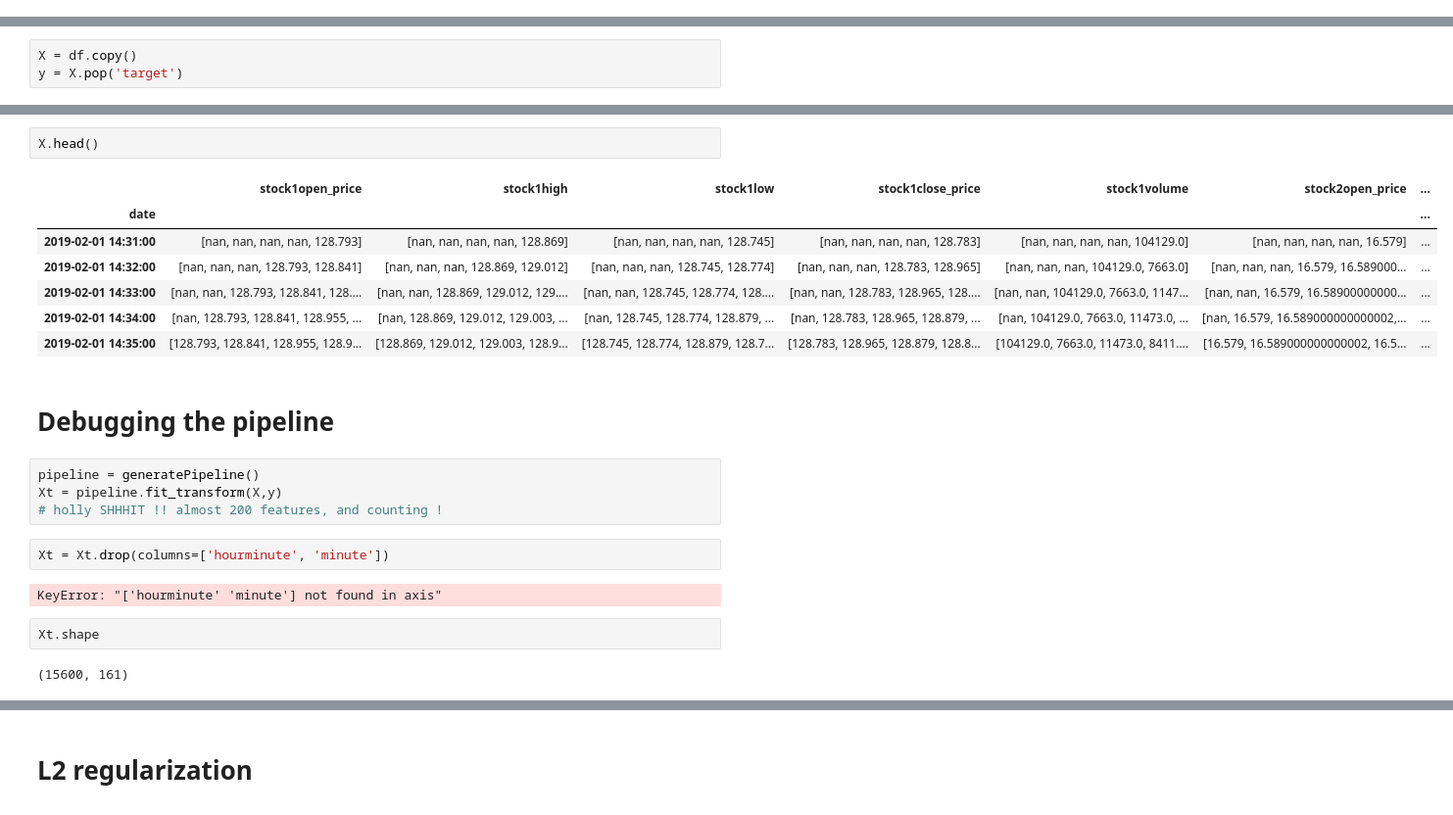
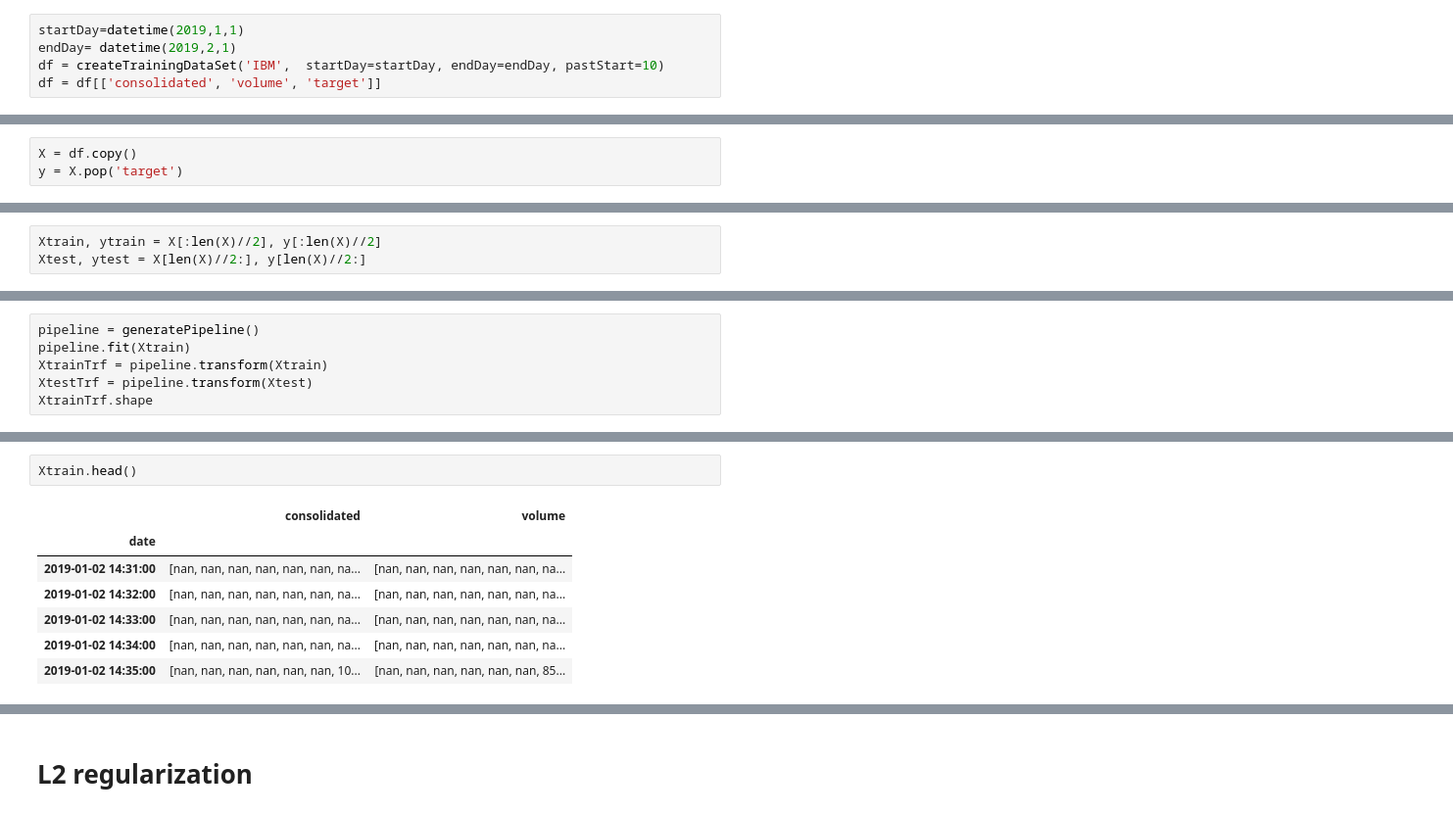
Before and after one commit to luisduque440/moneyManager, a Jupyter notebook: modeling/EDA_IBM_1min.ipynb, the cells around one changed output, grey strips where cells are left out. Shown at 98% size. Drawn from its saved outputs; the diff is of its cells as text.

```diff
--- a/modeling/EDA_IBM_1min.ipynb
+++ b/modeling/EDA_IBM_1min.ipynb
@@ -36,3 +47,8 @@ df = createTrainingDataSet('IBM', 'OIH', startDay=startDay, endDay=endDay, pastS
+# %%
+startDay=datetime(2019,1,1)
+endDay= datetime(2019,2,1)
+df = createTrainingDataSet('IBM',  startDay=startDay, endDay=endDay, pastStart=10)
+df = df[['consolidated', 'volume', 'target']]
 # %%
 df.head()
 # %% [output]
@@ -57,0 +74,3 @@ X.shape
+# %%
+Xtrain, ytrain = X[:len(X)//2], y[:len(X)//2]
+Xtest, ytest = X[len(X)//2:], y[len(X)//2:]
@@ -57,0 +80,6 @@ X.shape
+# %%
+pipeline = generatePipeline()
+pipeline.fit(Xtrain)
+XtrainTrf = pipeline.transform(Xtrain)
+XtestTrf = pipeline.transform(Xtest)
+XtrainTrf.shape
@@ -58,24 +88,10 @@ X.shape
 # %%
-X.head()
+Xtrain.head()
 # %% [output]
-|  | stock1open_price | stock1high | stock1low | stock1close_price | stock1volume | stock2open_price | ... |
-| date |  |  |  |  |  |  | ... |
-| 2019-02-01 14:31:00 | [nan, nan, nan, nan, 128.793] | [nan, nan, nan, nan, 128.869] | [nan, nan, nan, nan, 128.745] | [nan, nan, nan, nan, 128.783] | [nan, nan, nan, nan, 104129.0] | [nan, nan, nan, nan, 16.579] | ... |
-| 2019-02-01 14:32:00 | [nan, nan, nan, 128.793, 128.841] | [nan, nan, nan, 128.869, 129.012] | [nan, nan, nan, 128.745, 128.774] | [nan, nan, nan, 128.783, 128.965] | [nan, nan, nan, 104129.0, 7663.0] | [nan, nan, nan, 16.579, 16.589000... | ... |
-| 2019-02-01 14:33:00 | [nan, nan, 128.793, 128.841, 128.... | [nan, nan, 128.869, 129.012, 129.... | [nan, nan, 128.745, 128.774, 128.... | [nan, nan, 128.783, 128.965, 128.... | [nan, nan, 104129.0, 7663.0, 1147... | [nan, nan, 16.579, 16.58900000000... | ... |
-| 2019-02-01 14:34:00 | [nan, 128.793, 128.841, 128.955, ... | [nan, 128.869, 129.012, 129.003, ... | [nan, 128.745, 128.774, 128.879, ... | [nan, 128.783, 128.965, 128.879, ... | [nan, 104129.0, 7663.0, 11473.0, ... | [nan, 16.579, 16.589000000000002,... | ... |
-| 2019-02-01 14:35:00 | [128.793, 128.841, 128.955, 128.9... | [128.869, 129.012, 129.003, 128.9... | [128.745, 128.774, 128.879, 128.7... | [128.783, 128.965, 128.879, 128.8... | [104129.0, 7663.0, 11473.0, 8411.... | [16.579, 16.589000000000002, 16.5... | ... |
+|  | consolidated | volume |
+| date |  |  |
+| 2019-01-02 14:31:00 | [nan, nan, nan, nan, nan, nan, na... | [nan, nan, nan, nan, nan, nan, na... |
+| 2019-01-02 14:32:00 | [nan, nan, nan, nan, nan, nan, na... | [nan, nan, nan, nan, nan, nan, na... |
+| 2019-01-02 14:33:00 | [nan, nan, nan, nan, nan, nan, na... | [nan, nan, nan, nan, nan, nan, na... |
+| 2019-01-02 14:34:00 | [nan, nan, nan, nan, nan, nan, na... | [nan, nan, nan, nan, nan, nan, na... |
+| 2019-01-02 14:35:00 | [nan, nan, nan, nan, nan, nan, 10... | [nan, nan, nan, nan, nan, nan, 85... |
-# %% [markdown]
-# Debugging the pipeline
-# %%
-pipeline = generatePipeline()
-Xt = pipeline.fit_transform(X,y)
-# holly SHHHIT !! almost 200 features, and counting !
-# %%
-Xt = Xt.drop(columns=['hourminute', 'minute'])
-# %% [output]
-KeyError: "['hourminute' 'minute'] not found in axis"
-# %%
-Xt.shape
-# %% [output]
-(15600, 161)
```
Also changed, not shown: parts of 57 cells of this notebook, 7 other files.
